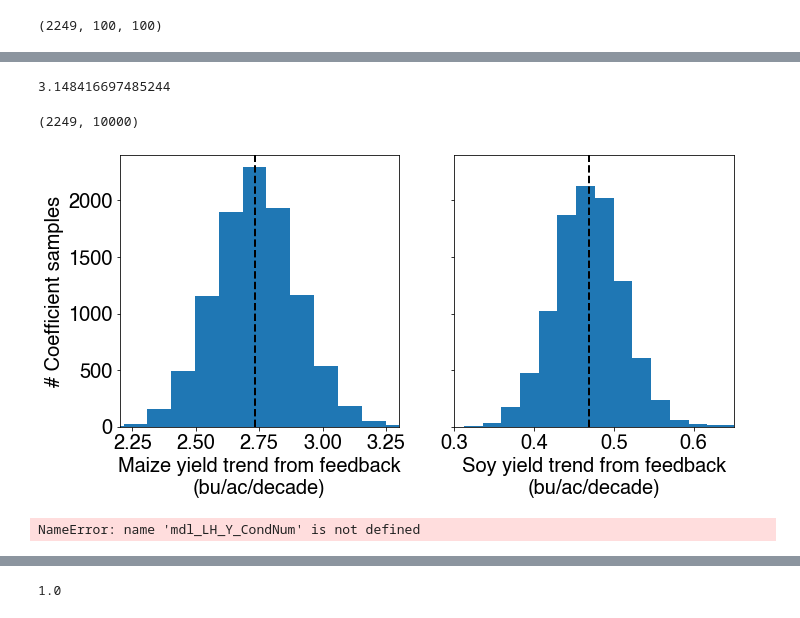
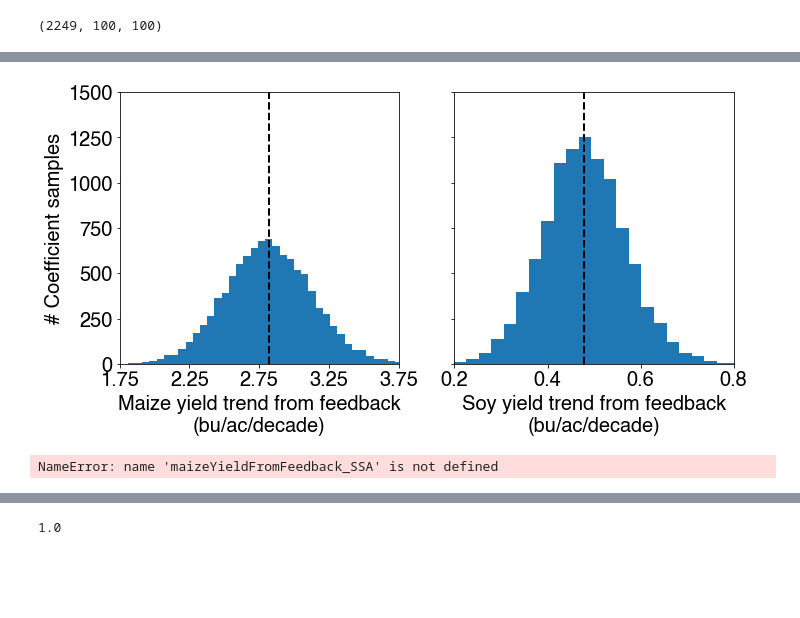
Before and after one commit to ecoffel/2020-ag-climate, a Jupyter notebook: ag_crop_climate_feedback_analysis_2.ipynb, the cells around one changed output, grey strips where cells are left out. Saved outputs shown, nothing was run; the diff lists cells and outputs as text; code cells hidden in the pictures; blank space fills up the shorter version.

```diff
--- a/ag_crop_climate_feedback_analysis_2.ipynb
+++ b/ag_crop_climate_feedback_analysis_2.ipynb
@@ -1467,5 +184,10 @@ with gzip.open('cc-feedback-analysis.dat', 'wb') as f:
+# %%
+n_samples = 100
+n_bootstraps = 100
+# n_samples = 100
+# n_bootstraps = 5
 # %%
-with gzip.open('cc-feedback-analysis-100-100.dat', 'rb') as f:
+with gzip.open('cc-feedback-analysis-%d-%d-new.dat'%(n_bootstraps, n_samples), 'rb') as f:
     ccFeedbackAnalysis = pickle.load(f)
 # %%
 fipsSel = ccFeedbackAnalysis['fipsSel']
@@ -1592,46 +271,38 @@ np.nanmean(maizeYieldTrendFrac)
-# %%
-np.nanpercentile(np.nanmean(maizeYieldFromFeedback_uncert_1d, axis=0), 99)
-# %% [output]
-3.148416697485244
-# %%
-maizeYieldFromFeedback_uncert_1d.shape
-# %% [output]
-(2249, 10000)
 # %%
 f, (ax1, ax2) = plt.subplots(1, 2, sharey=True, figsize=(11,5))
 
 maizeYieldFromFeedback_uncert_1d = np.reshape(maizeYieldFromFeedback, [maizeYieldFromFeedback.shape[0], maizeYieldFromFeedback.shape[1]*maizeYieldFromFeedback.shape[2]])
 soybeanYieldFromFeedback_uncert_1d = np.reshape(soybeanYieldFromFeedback, [soybeanYieldFromFeedback.shape[0], soybeanYieldFromFeedback.shape[1]*soybeanYieldFromFeedback.shape[2]])
 
 ax1.hist(np.nanmean(maizeYieldFromFeedback_uncert_1d, axis=0), bins=50)
-ax1.set_ylim([0, 2400])
-ax1.set_xlim([2.2, 3.3])
-ax1.plot([np.nanmean(np.nanmean(maizeYieldFromFeedback_uncert_1d)), np.nanmean(np.nanmean(maizeYieldFromFeedback_uncert_1d))], [0, 2400], '--k', lw=2)
+ax1.set_ylim([0, 1500])
+ax1.set_xlim([1.75, 3.75])
+ax1.plot([np.nanmean(np.nanmean(maizeYieldFromFeedback_uncert_1d)), np.nanmean(np.nanmean(maizeYieldFromFeedback_uncert_1d))], [0, 1500], '--k', lw=2)
 ax1.tick_params(axis='x', labelsize=20)
 ax1.tick_params(axis='y', labelsize=20)
-ax1.set_xticks([2.25, 2.5, 2.75, 3.0, 3.25])
+ax1.set_xticks([1.75, 2.25, 2.75, 3.25, 3.75])
 ax1.set_xlabel('Maize yield trend from feedback\n(bu/ac/decade)', fontsize=20)
 ax1.set_ylabel('# Coefficient samples', fontsize=20)
 
 
-ax2.set_xlim([0.3, 0.65])
-ax2.set_ylim([0, 2400])
+ax2.set_xlim([0.2, 0.8])
+ax2.set_ylim([0, 1500])
 ax2.hist(np.nanmean(soybeanYieldFromFeedback_uncert_1d, axis=0), bins=25)
-ax2.plot([np.nanmean(np.nanmean(soybeanYieldFromFeedback_uncert_1d)), np.nanmean(np.nanmean(soybeanYieldFromFeedback_uncert_1d))], [0, 2400], '--k', lw=2)
+ax2.plot([np.nanmean(np.nanmean(soybeanYieldFromFeedback_uncert_1d)), np.nanmean(np.nanmean(soybeanYieldFromFeedback_uncert_1d))], [0, 1500], '--k', lw=2)
 ax2.tick_params(axis='x', labelsize=20)
 ax2.tick_params(axis='y', labelsize=20)
-# ax2.set_xticks([.35, .45, .55])
+ax2.set_xticks([.2, .4, .6, .8])
 ax2.set_xlabel('Soy yield trend from feedback\n(bu/ac/decade)', fontsize=20)
 # ax2.set_ylabel('# Coefficient samples', fontsize=20)
 
-plt.savefig('yield-trend-from-feedback-uncertainty-range.png', format='png', dpi=200, bbox_inches = 'tight', pad_inches = 0.01)
+# plt.savefig('yield-trend-from-feedback-uncertainty-range.png', format='png', dpi=200, bbox_inches = 'tight', pad_inches = 0.01)
 # %% [output]
-[figure, old version]
+[figure, new version]
 # %%
-plt.hist(mdl_LH_Y_CondNum)
+# plt.hist(mdl_LH_Y_CondNum)
-# %% [output]
-NameError: name 'mdl_LH_Y_CondNum' is not defined
 # %%
-scipy.stats.ks_2samp(maizeYieldFromFeedback_SSA, maizeYieldFromFeedback)
+# scipy.stats.ks_2samp(maizeYieldFromFeedback_SSA, maizeYieldFromFeedback)
+# %% [output]
+NameError: name 'maizeYieldFromFeedback_SSA' is not defined
 # %%
 
```
Also changed, not shown: parts of 48 cells of this notebook, 3 other files.
